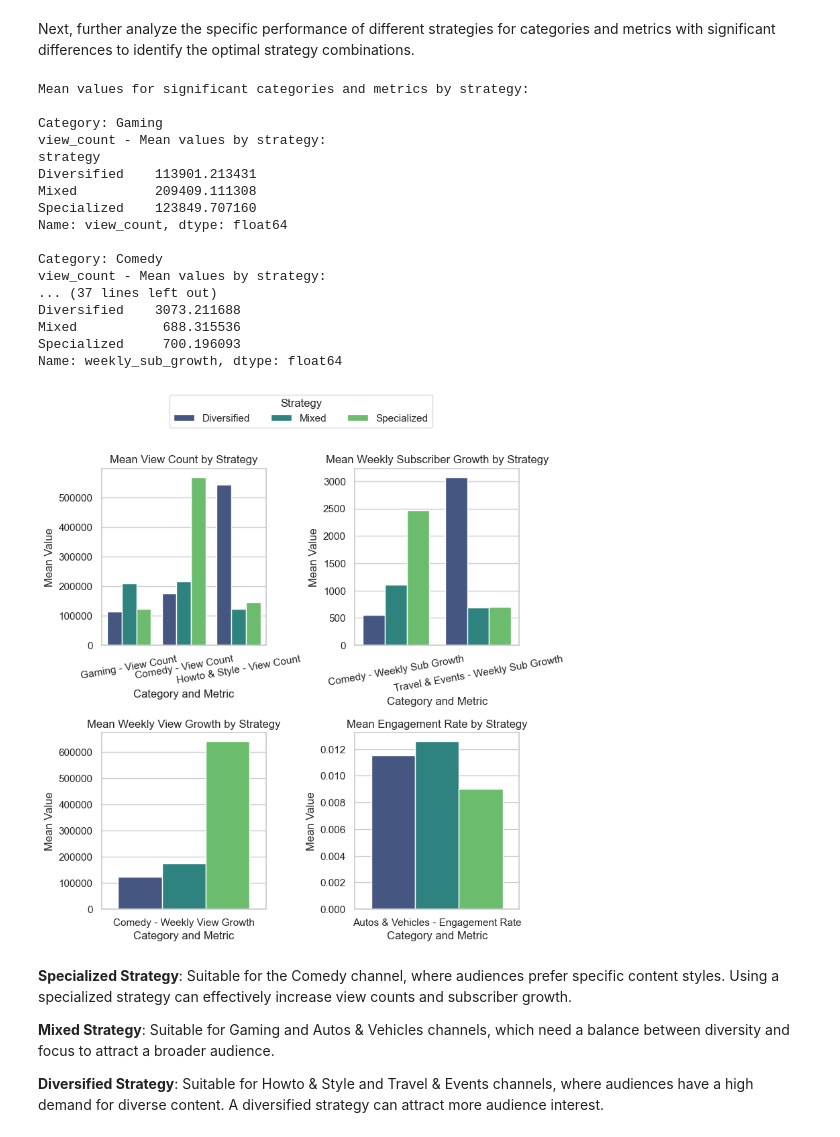
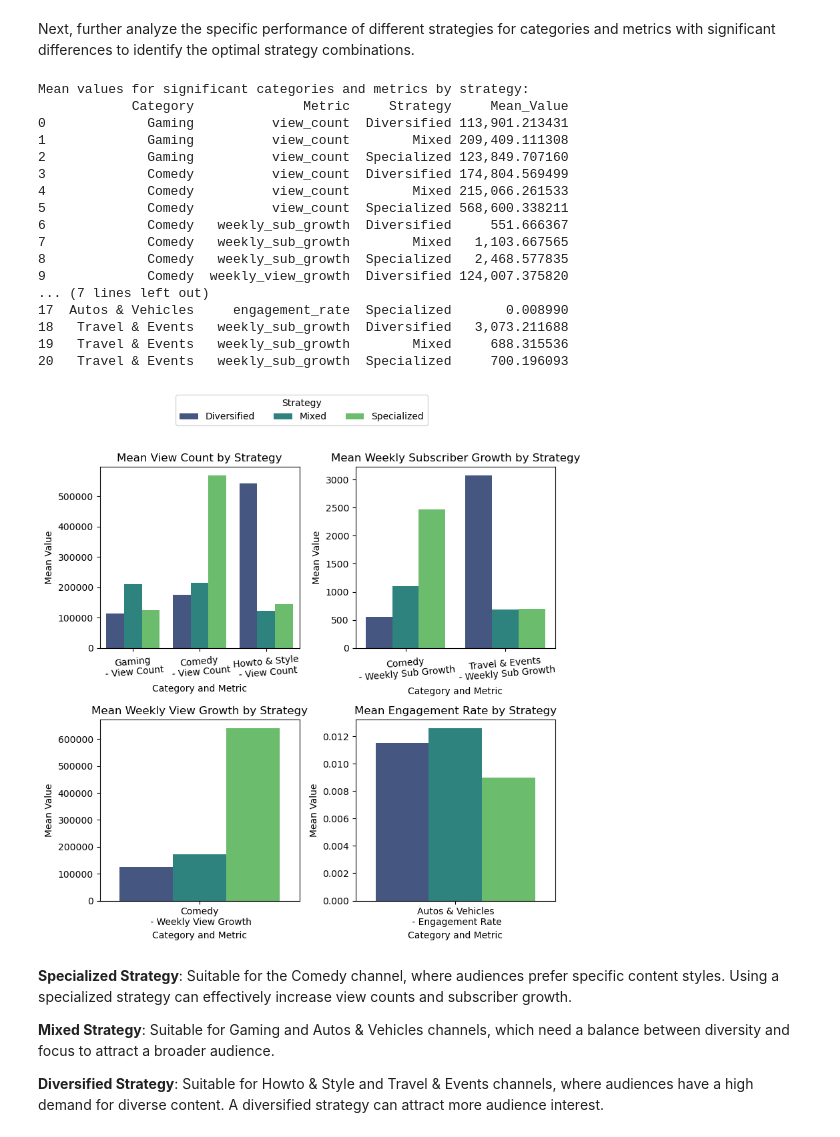
Before and after one commit to NecoJac/ada-2024-project-laughtodeath666, a Jupyter notebook: results.ipynb, the cells around one changed output. Saved outputs shown, nothing was run; the diff lists cells and outputs as text; code cells hidden in the pictures.

```diff
--- a/results.ipynb
+++ b/results.ipynb
@@ -619,12 +619,13 @@ for category in merged_metrics['main_category'].unique():
         'weekly_view_growth': (f_view_growth, p_view_growth)
     }
 
+# Convert analysis variance results to DataFrames for display
+analysis_variance_results_df = pd.DataFrame([
+    {'Category': category, 'Metric': metric, 'F-Value': f_value, 'P-Value': p_value}
+    for category, metrics in analysis_variance_results.items()
+    for metric, (f_value, p_value) in metrics.items()
+])
 # Display results
-print("The Analysis of Variance Results for each content category:")
-for category, results in analysis_variance_results.items():
-    print(f"Category: {category}")
-    print(f"View Count - F: {results['view_count'][0]}, p-value: {results['view_count'][1]}")
-    print(f"Engagement Rate - F: {results['engagement_rate'][0]}, p-value: {results['engagement_rate'][1]}")
-    print(f"Weekly Subscriber Growth - F: {results['weekly_sub_growth'][0]}, p-value: {results['weekly_sub_growth'][1]}")
-    print(f"Weekly View Growth - F: {results['weekly_view_growth'][0]}, p-value: {results['weekly_view_growth'][1]}")
+print("The Analysis of Variance Results for Each Content Category:")
+print(analysis_variance_results_df.sort_values(by=['Category', 'Metric']).reset_index(drop=True))
 # %% [output]
@@ -724,30 +727,36 @@ for category, metrics in significant_results.items():
         significant_means[category] = category_means
 
 # Print only non-empty categories with significant metrics
-print("\nMean values for significant categories and metrics by strategy:")
-for category, metrics in significant_means.items():
-    print(f"\nCategory: {category}")
-    for metric, means in metrics.items():
-        print(f"{metric} - Mean values by strategy:")
-        print(means)
+# Convert analysis variance results to DataFrames for display
+significant_means_flat = [
+    {'Category': category, 'Metric': metric, 'Strategy': strategy, 'Mean_Value': mean_value}
+    for category, metrics in significant_means.items()
+    for metric, means in metrics.items()
+    for strategy, mean_value in means.items()
+]
+significant_means_df = pd.DataFrame(significant_means_flat)
+
+# Display significant and non-significant results
+print("Mean values for significant categories and metrics by strategy:")
+print(significant_means_df)
 # %% [output]
 Mean values for significant categories and metrics by strategy:
-
-Category: Gaming
-view_count - Mean values by strategy:
-strategy
-Diversified    113901.213431
-Mixed          209409.111308
-Specialized    123849.707160
-Name: view_count, dtype: float64
-
-Category: Comedy
-view_count - Mean values by strategy:
-... (37 lines left out)
-Diversified    3073.211688
-Mixed           688.315536
-Specialized     700.196093
-Name: weekly_sub_growth, dtype: float64
+            Category              Metric     Strategy     Mean_Value
+0             Gaming          view_count  Diversified 113,901.213431
+1             Gaming          view_count        Mixed 209,409.111308
+2             Gaming          view_count  Specialized 123,849.707160
+3             Comedy          view_count  Diversified 174,804.569499
+4             Comedy          view_count        Mixed 215,066.261533
+5             Comedy          view_count  Specialized 568,600.338211
+6             Comedy   weekly_sub_growth  Diversified     551.666367
+7             Comedy   weekly_sub_growth        Mixed   1,103.667565
+8             Comedy   weekly_sub_growth  Specialized   2,468.577835
+9             Comedy  weekly_view_growth  Diversified 124,007.375820
+... (7 lines left out)
+17  Autos & Vehicles     engagement_rate  Specialized       0.008990
+18   Travel & Events   weekly_sub_growth  Diversified   3,073.211688
+19   Travel & Events   weekly_sub_growth        Mixed     688.315536
+20   Travel & Events   weekly_sub_growth  Specialized     700.196093
 # %%
 # Creating a DataFrame with significant categories and metrics
 plot_data = []
@@ -755,7 +764,7 @@ for category, metrics in significant_means.items():
     for metric, mean_values in metrics.items():
         for strategy, mean_value in mean_values.items():
             plot_data.append({
-                'Category_Metric': f"{category} - {metric.replace('_', ' ').title()}",
+                'Category_Metric': f"{category}\n - {metric.replace('_', ' ').title()}",
                 'Strategy': strategy,
                 'Mean Value': mean_value,
                 'Metric': metric
@@ -767,35 +776,35 @@ metrics_to_plot = ["view_count", "weekly_sub_growth", "weekly_view_growth", "eng
 titles = {
     "view_count": "Mean View Count by Strategy",
     "weekly_sub_growth": "Mean Weekly Subscriber Growth by Strategy",
     "weekly_view_growth": "Mean Weekly View Growth by Strategy",
     "engagement_rate": "Mean Engagement Rate by Strategy"
 }
 
 fig, axes = plt.subplots(2, 2, figsize=(8, 8))
 axes = axes.flatten()
 
 for i, metric in enumerate(metrics_to_plot):
     sns.barplot(
         data=plot_df[plot_df["Metric"] == metric],
         x="Category_Metric", y="Mean Value", hue="Strategy", palette="viridis", ax=axes[i]
     )
     axes[i].set_title(titles[metric])
     axes[i].set_xlabel("Category and Metric")
     axes[i].set_ylabel("Mean Value")
 
     # Rotate x-axis labels only for "view_count" and "weekly_sub_growth"
     if metric in ["view_count", "weekly_sub_growth"]:
-        axes[i].tick_params(axis='x', rotation=10)
+        axes[i].tick_params(axis='x', rotation=5)
 
     axes[i].legend_.remove()
 
 handles, labels = axes[0].get_legend_handles_labels()
 fig.legend(handles, labels, title="Strategy", loc='upper center', ncol=3, bbox_to_anchor=(0.5, 1.05))
 
 plt.tight_layout(rect=[0, 0, 1, 0.95])
 plt.show()
 # %% [output]
-[figure, old version]
+[figure, new version]
 # %% [markdown]
 **Specialized Strategy**: Suitable for the Comedy channel, where audiences prefer specific content styles. Using a specialized strategy can effectively increase view counts and subscriber growth.
 
```
Also changed, not shown: parts of 9 cells of this notebook, 1 other file.
